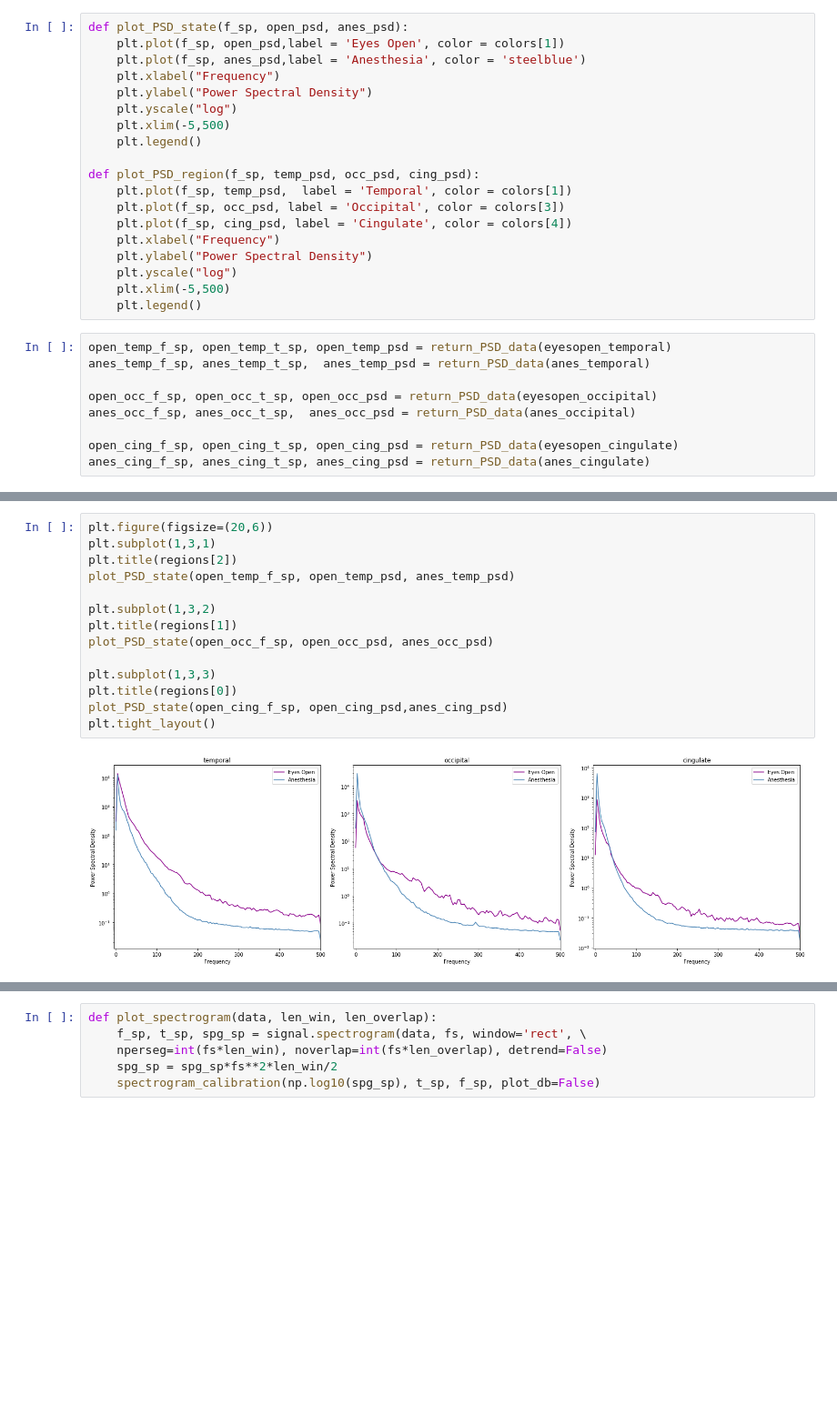
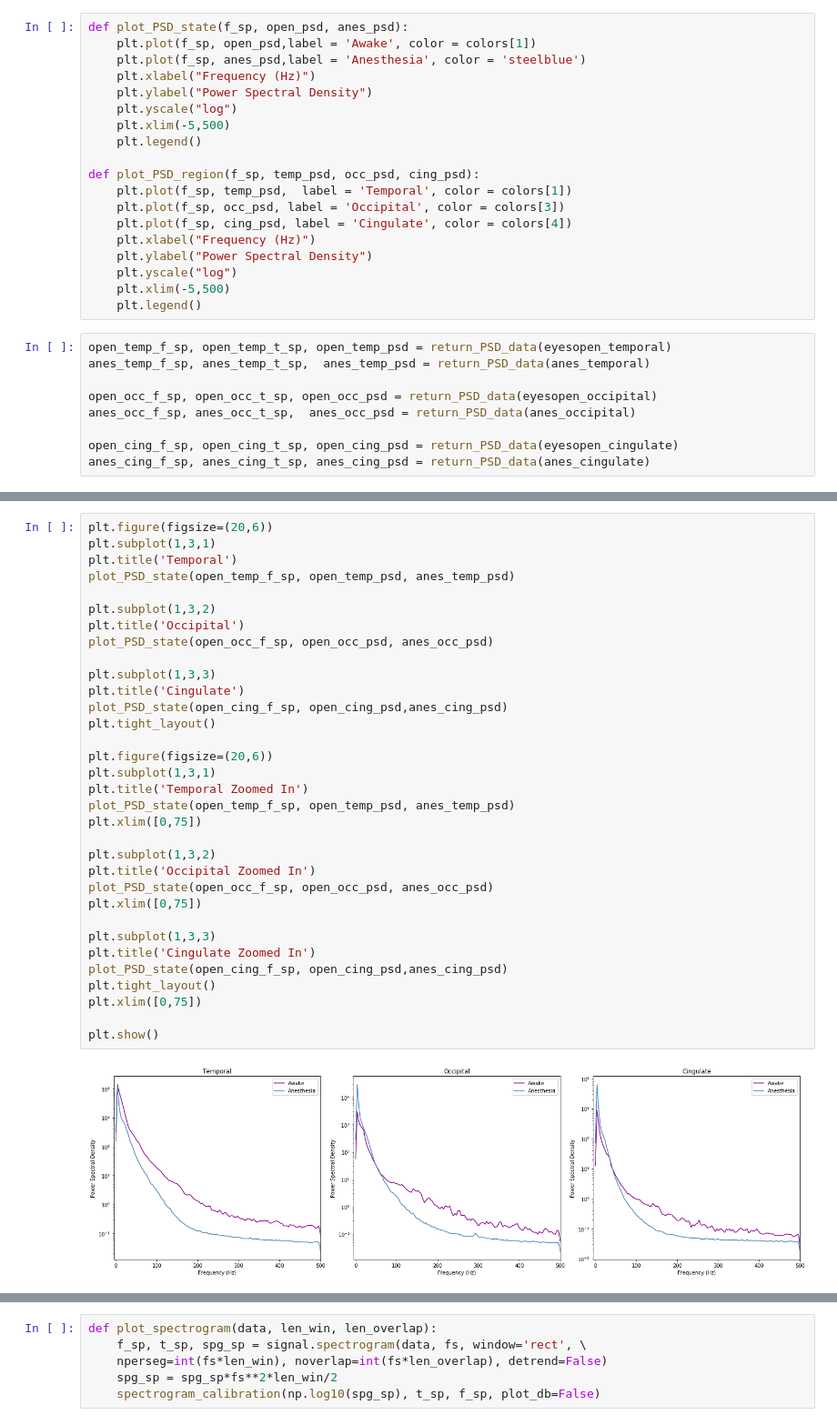
Before and after one commit to vnazlukhanyan/Exploring_Frequency_Comparisons_Across_Cortex, a Jupyter notebook: Christabelle_Project118C.ipynb, the cells around one changed output, grey strips where cells are left out. Shown at 91% size. Cells and saved outputs as stored; diff of their text form; blank space fills up the shorter version.

```diff
--- a/Christabelle_Project118C.ipynb
+++ b/Christabelle_Project118C.ipynb
@@ -174,9 +130,9 @@ def return_PSD_data(data):
     return f_sp, t_sp, psd
 # %%
 def plot_PSD_state(f_sp, open_psd, anes_psd):
-    plt.plot(f_sp, open_psd,label = 'Eyes Open', color = colors[1])
+    plt.plot(f_sp, open_psd,label = 'Awake', color = colors[1])
     plt.plot(f_sp, anes_psd,label = 'Anesthesia', color = 'steelblue')
-    plt.xlabel("Frequency")
+    plt.xlabel("Frequency (Hz)")
     plt.ylabel("Power Spectral Density")
     plt.yscale("log")
     plt.xlim(-5,500)
@@ -186,7 +142,7 @@ def plot_PSD_region(f_sp, temp_psd, occ_psd, cing_psd):
     plt.plot(f_sp, temp_psd,  label = 'Temporal', color = colors[1])
     plt.plot(f_sp, occ_psd, label = 'Occipital', color = colors[3])
     plt.plot(f_sp, cing_psd, label = 'Cingulate', color = colors[4])
-    plt.xlabel("Frequency")
+    plt.xlabel("Frequency (Hz)")
     plt.ylabel("Power Spectral Density")
     plt.yscale("log")
     plt.xlim(-5,500)
@@ -216,16 +188,35 @@ plt.tight_layout()
 # %%
 plt.figure(figsize=(20,6))
 plt.subplot(1,3,1)
-plt.title(regions[2])
+plt.title('Temporal')
 plot_PSD_state(open_temp_f_sp, open_temp_psd, anes_temp_psd)
 
 plt.subplot(1,3,2)
-plt.title(regions[1])
+plt.title('Occipital')
 plot_PSD_state(open_occ_f_sp, open_occ_psd, anes_occ_psd)
 
 plt.subplot(1,3,3)
-plt.title(regions[0])
+plt.title('Cingulate')
 plot_PSD_state(open_cing_f_sp, open_cing_psd,anes_cing_psd)
 plt.tight_layout()
+
+plt.figure(figsize=(20,6))
+plt.subplot(1,3,1)
+plt.title('Temporal Zoomed In')
+plot_PSD_state(open_temp_f_sp, open_temp_psd, anes_temp_psd)
+plt.xlim([0,75])
+
+plt.subplot(1,3,2)
+plt.title('Occipital Zoomed In')
+plot_PSD_state(open_occ_f_sp, open_occ_psd, anes_occ_psd)
+plt.xlim([0,75])
+
+plt.subplot(1,3,3)
+plt.title('Cingulate Zoomed In')
+plot_PSD_state(open_cing_f_sp, open_cing_psd,anes_cing_psd)
+plt.tight_layout()
+plt.xlim([0,75])
+
+plt.show()
 # %% [output]
-[figure, old version]
+[figure, new version]
```
Also changed, not shown: parts of 32 cells of this notebook, 1 other file.
